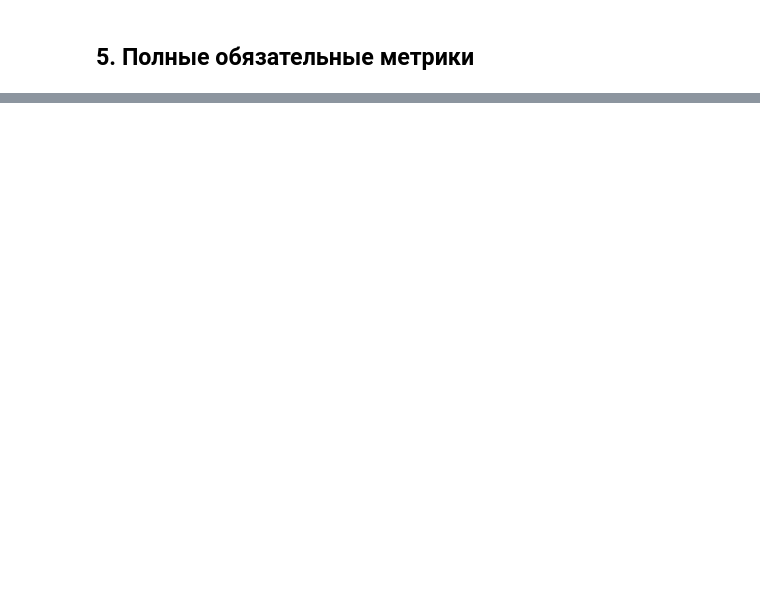
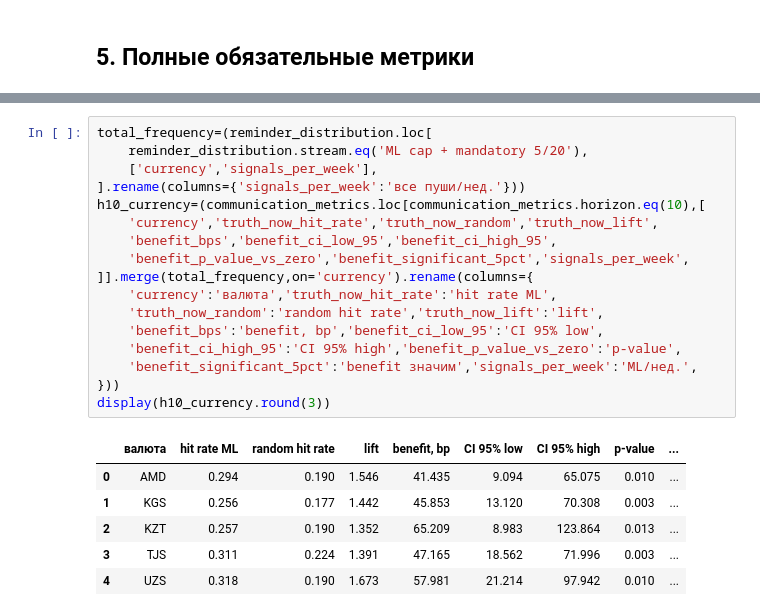
Before and after one commit to S-Melmoth/alpha_remit_signal, a Jupyter notebook: notebooks/ml_signals_backtest.ipynb, the cells around one changed output, grey strips where cells are left out. Saved outputs shown, nothing was run; the diff lists cells and outputs as text; blank space fills up the shorter version.

```diff
--- a/notebooks/ml_signals_backtest.ipynb
+++ b/notebooks/ml_signals_backtest.ipynb
@@ -161,0 +367,24 @@ display(rolling[columns].round(3))
+# %%
+total_frequency=(reminder_distribution.loc[
+    reminder_distribution.stream.eq('ML cap + mandatory 5/20'),
+    ['currency','signals_per_week'],
+].rename(columns={'signals_per_week':'все пуши/нед.'}))
+h10_currency=(communication_metrics.loc[communication_metrics.horizon.eq(10),[
+    'currency','truth_now_hit_rate','truth_now_random','truth_now_lift',
+    'benefit_bps','benefit_ci_low_95','benefit_ci_high_95',
+    'benefit_p_value_vs_zero','benefit_significant_5pct','signals_per_week',
+]].merge(total_frequency,on='currency').rename(columns={
+    'currency':'валюта','truth_now_hit_rate':'hit rate ML',
+    'truth_now_random':'random hit rate','truth_now_lift':'lift',
+    'benefit_bps':'benefit, bp','benefit_ci_low_95':'CI 95% low',
+    'benefit_ci_high_95':'CI 95% high','benefit_p_value_vs_zero':'p-value',
+    'benefit_significant_5pct':'benefit значим','signals_per_week':'ML/нед.',
+}))
+display(h10_currency.round(3))
+# %% [output]
+|  | валюта | hit rate ML | random hit rate | lift | benefit, bp | CI 95% low | CI 95% high | p-value | ... |
+| 0 | AMD | 0.294 | 0.190 | 1.546 | 41.435 | 9.094 | 65.075 | 0.010 | ... |
+| 1 | KGS | 0.256 | 0.177 | 1.442 | 45.853 | 13.120 | 70.308 | 0.003 | ... |
+| 2 | KZT | 0.257 | 0.190 | 1.352 | 65.209 | 8.983 | 123.864 | 0.013 | ... |
+| 3 | TJS | 0.311 | 0.224 | 1.391 | 47.165 | 18.562 | 71.996 | 0.003 | ... |
+| 4 | UZS | 0.318 | 0.190 | 1.673 | 57.981 | 21.214 | 97.942 | 0.010 | ... |
```
Also changed, not shown: parts of 19 cells of this notebook, 39 other files.
